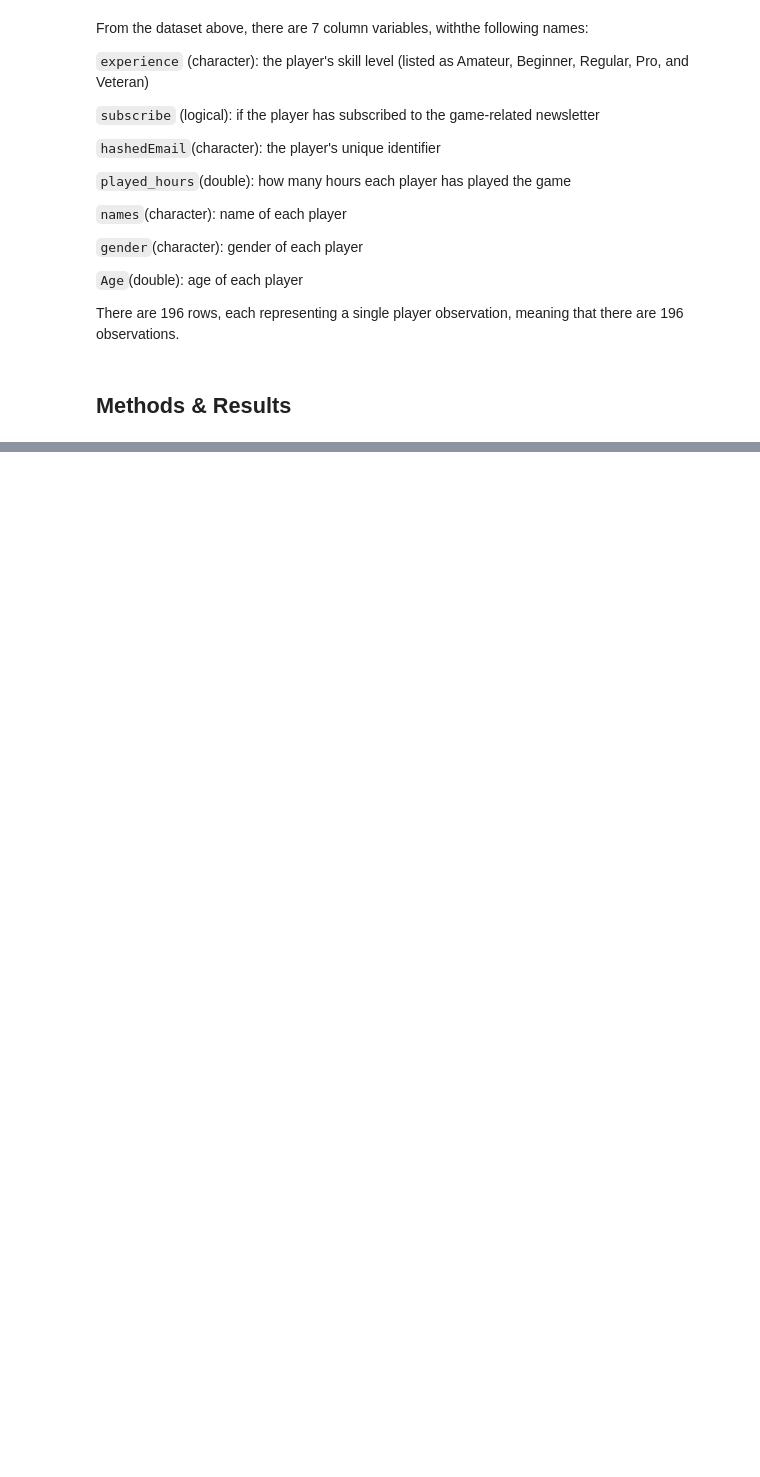
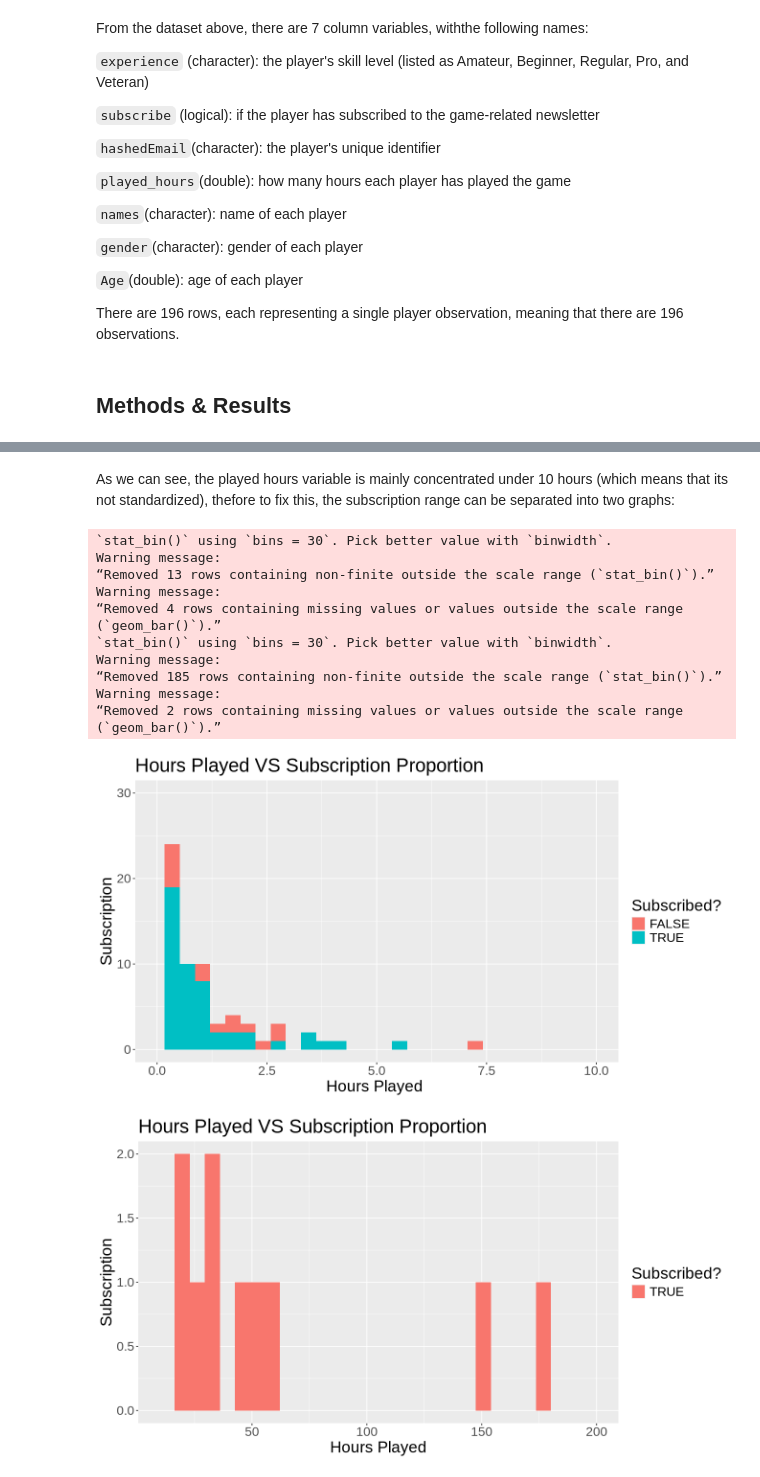
Before and after one commit to prabhwithanh/project, a Jupyter notebook: project.ipynb, the cells around one changed output, grey strips where cells are left out. Saved outputs shown, nothing was run; the diff lists cells and outputs as text; code cells hidden in the pictures; blank space fills up the shorter version.

```diff
--- a/project.ipynb
+++ b/project.ipynb
@@ -76,0 +136,38 @@ Warning message:
+# %% [markdown]
+As we can see, the played hours variable is mainly concentrated under 10 hours (which means that its not standardized), thefore to fix this, the subscription range can be separated into two graphs:
+# %%
+hours_plot_10 <- player_data |> ggplot(aes (x = played_hours, fill = subscribe)) +
+    geom_histogram () +
+    xlim(c (0, 10)) +
+    ylim(c (0, 30)) +
+    labs(title="Hours Played VS Subscription Proportion",
+         x = "Hours Played ",
+         y = "Subscription",
+         fill = "Subscribed?") +
+    theme (text = element_text (size = 20))
+hours_plot_10
+
+hours_plot_after_10 <- player_data |> ggplot (aes (x = played_hours, fill = subscribe)) +
+    geom_histogram () +
+    xlim (c (10, 200)) +
+    labs(title = "Hours Played VS Subscription Proportion",
+         x = "Hours Played",
+         y = "Subscription",
+         fill = "Subscribed?") +
+    theme (text = element_text (size = 20))
+hours_plot_after_10
+# %% [output]
+`stat_bin()` using `bins = 30`. Pick better value with `binwidth`.
+Warning message:
+“Removed 13 rows containing non-finite outside the scale range (`stat_bin()`).”
+Warning message:
+“Removed 4 rows containing missing values or values outside the scale range
+(`geom_bar()`).”
+`stat_bin()` using `bins = 30`. Pick better value with `binwidth`.
+Warning message:
+“Removed 185 rows containing non-finite outside the scale range (`stat_bin()`).”
+Warning message:
+“Removed 2 rows containing missing values or values outside the scale range
+(`geom_bar()`).”
+[figure, added]
+[figure, added]
```
Also changed, not shown: parts of 10 cells of this notebook.
